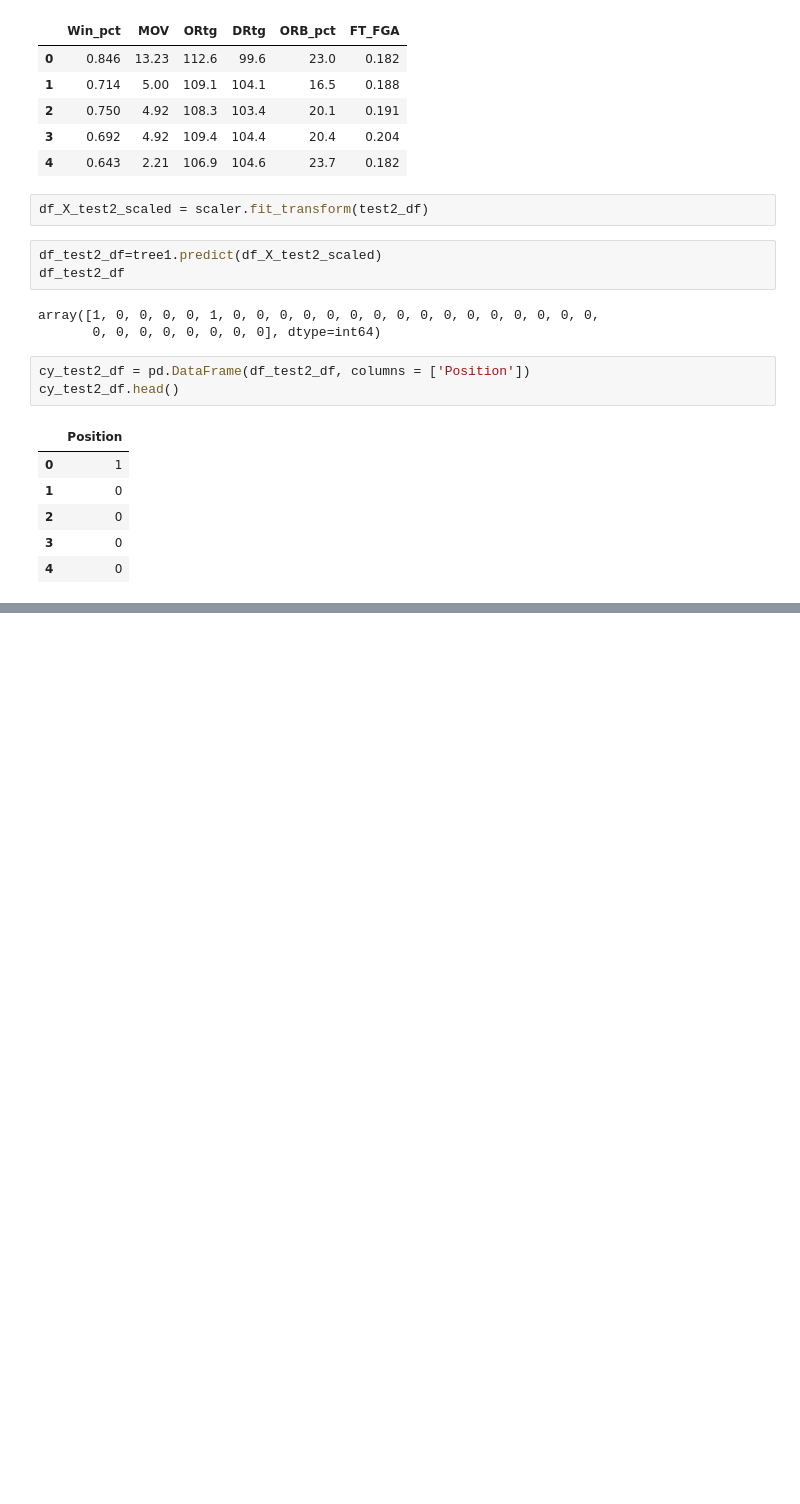
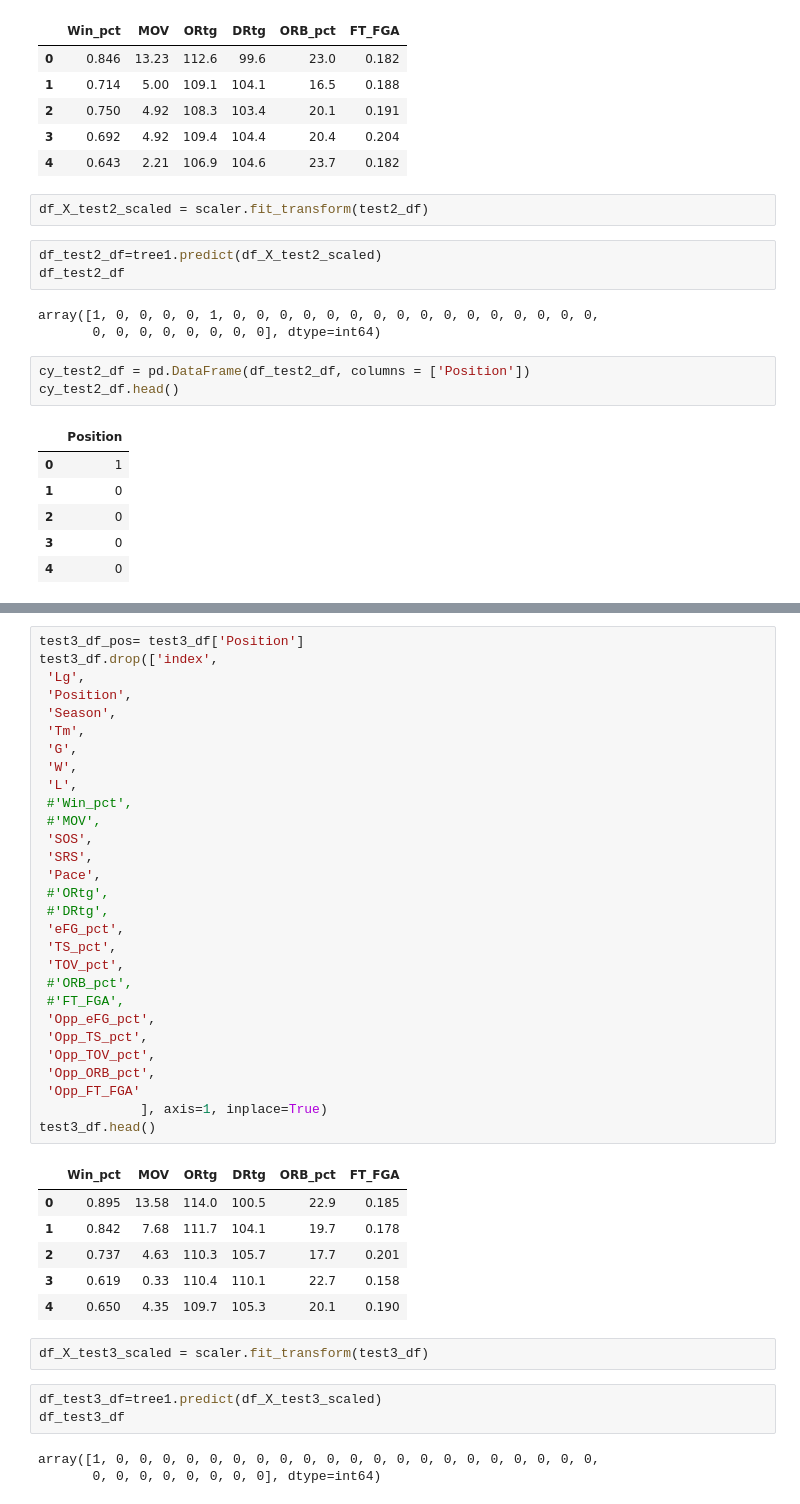
Before and after one commit to fatehluqman/Final_project, a Jupyter notebook: Decision_Tree_Model_11.10.21.ipynb, the cells around one changed output, grey strips where cells are left out. Saved outputs shown, nothing was run; the diff lists cells and outputs as text; blank space fills up the shorter version.

```diff
--- a/Decision_Tree_Model_11.10.21.ipynb
+++ b/Decision_Tree_Model_11.10.21.ipynb
@@ -548,0 +560,44 @@ joined2_df
+# %%
+test3_df_pos= test3_df['Position']
+test3_df.drop(['index',
+ 'Lg',
+ 'Position',
+ 'Season',
+ 'Tm',
+ 'G',
+ 'W',
+ 'L',
+ #'Win_pct',
+ #'MOV',
+ 'SOS',
+ 'SRS',
+ 'Pace',
+ #'ORtg',
+ #'DRtg',
+ 'eFG_pct',
+ 'TS_pct',
+ 'TOV_pct',
+ #'ORB_pct',
+ #'FT_FGA',
+ 'Opp_eFG_pct',
+ 'Opp_TS_pct',
+ 'Opp_TOV_pct',
+ 'Opp_ORB_pct',
+ 'Opp_FT_FGA'
+             ], axis=1, inplace=True)
+test3_df.head()
+# %% [output]
+|  | Win_pct | MOV | ORtg | DRtg | ORB_pct | FT_FGA |
+| 0 | 0.895 | 13.58 | 114.0 | 100.5 | 22.9 | 0.185 |
+| 1 | 0.842 | 7.68 | 111.7 | 104.1 | 19.7 | 0.178 |
+| 2 | 0.737 | 4.63 | 110.3 | 105.7 | 17.7 | 0.201 |
+| 3 | 0.619 | 0.33 | 110.4 | 110.1 | 22.7 | 0.158 |
+| 4 | 0.650 | 4.35 | 109.7 | 105.3 | 20.1 | 0.190 |
+# %%
+df_X_test3_scaled = scaler.fit_transform(test3_df)
+# %%
+df_test3_df=tree1.predict(df_X_test3_scaled)
+df_test3_df
+# %% [output]
+array([1, 0, 0, 0, 0, 0, 0, 0, 0, 0, 0, 0, 0, 0, 0, 0, 0, 0, 0, 0, 0, 0,
+       0, 0, 0, 0, 0, 0, 0, 0], dtype=int64)
```
Also changed, not shown: parts of 8 cells of this notebook, 4 other files.
